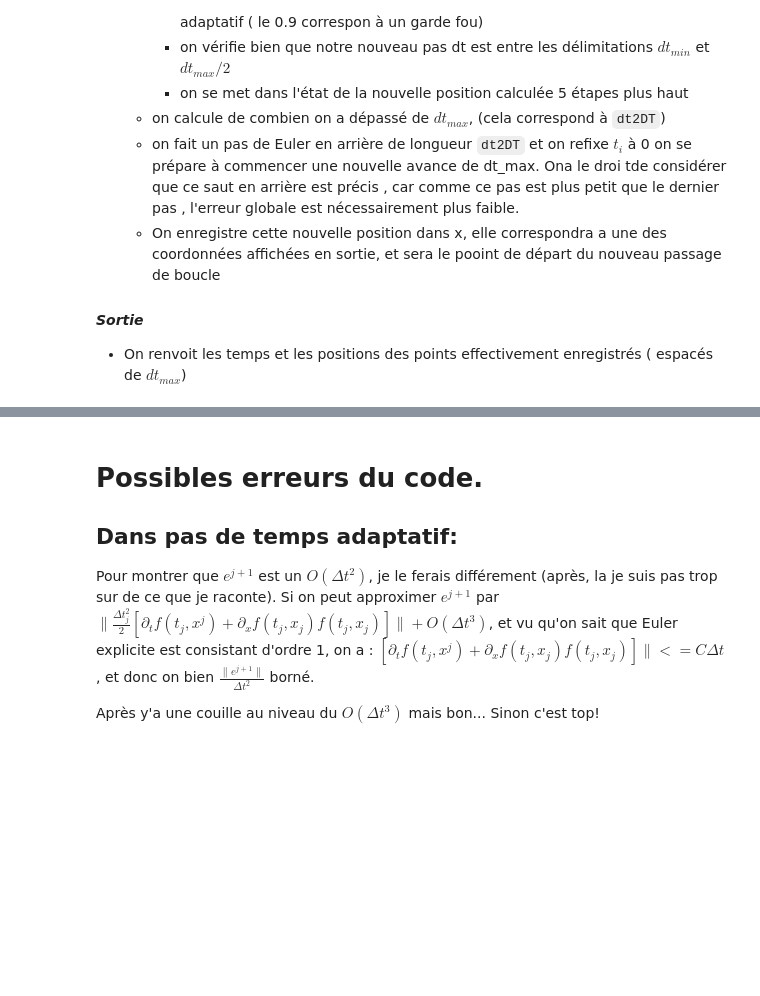
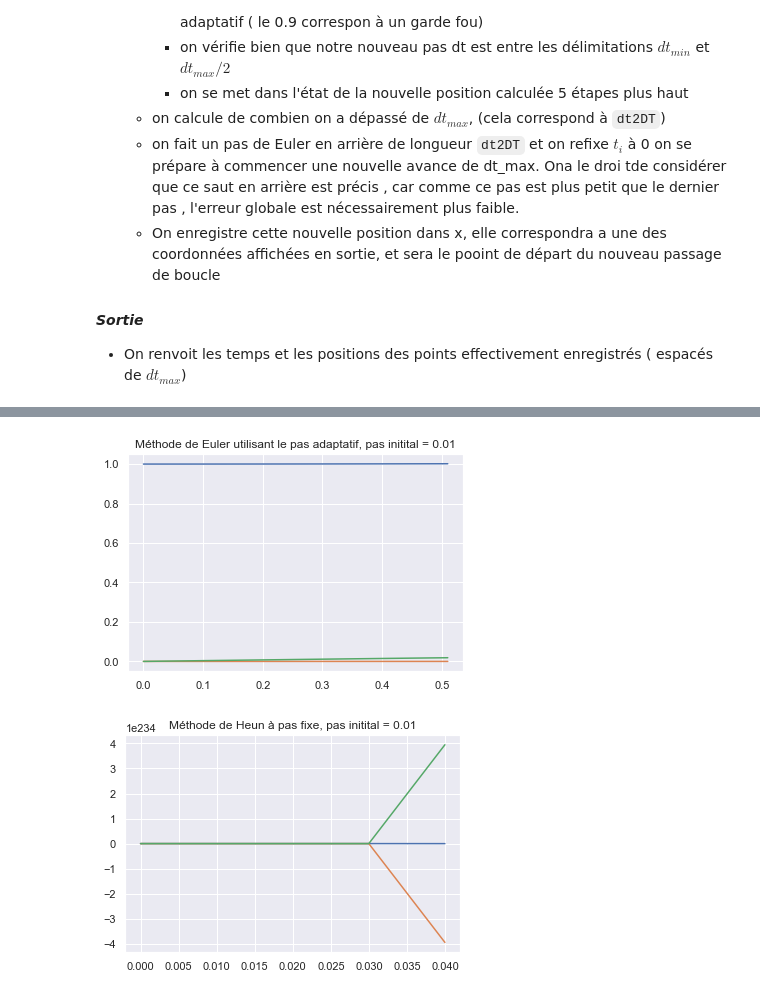
Before and after one commit to paplessix/ProjetMaths2, a Jupyter notebook: ProjMaths2.ipynb, the cells around one changed output, grey strips where cells are left out. Drawn from its saved outputs; the diff is of its cells as text; code cells hidden in the pictures; blank space fills up the shorter version.

```diff
--- a/ProjMaths2.ipynb
+++ b/ProjMaths2.ipynb
@@ -28,7 +26,7 @@ def solve_euler_explicit(f, x0, dt,t_f):
     t,x=[0], [x0]
     x_j,t_j=x0,0
     while t_j<t_f:
-        x_j=x_j+dt*f(t_j,x_j)
+        x_j=x_j+dt*f(x_j)
         x = vstack([x,x_j])
         t_j+=dt
         t.append(t_j)
@@ -52,6 +50,6 @@ def solve_heun(fct,x0,dt,t_f):
 def erreur(t,experi,fct_theor):
     R=[]
     for time,i in zip(t,experi) :
-        R.append(abs(i-fct_theor(time)0))
+        R.append(abs(i-fct_theor(time)))
     return R
 # %% [markdown]
@@ -140,32 +143,38 @@ CQFD
 
 La fonction suivante code un schéma d'Euler explicite à pas variable : l'erreur commise est estimée à chaque itération et le pas de temps adapté de façon à garder cette erreur en dessous d'un seuil. Le pas reste compris entre dtmin et dtmax fixés par l'utilisateur et sort la solution échantillonnée à dtmax. Vous devrez comprendre le fonctionnement de cette méthode et l'illustrer dans votre projet numérique.
 # %%
+# Ne pas préter attention aux varaibles qui on été rajoutées et qui permmettent de montrer des particularités de # l'algorithme
+
 def solve_ivp_euler_explicit_variable_step(f, t0, x0, t_f, dtmin = 1e-16, dtmax = 0.01, atol = 1e-6):
     dt = dtmax/10; # initial integration step
     ts, xs = [t0], [x0]  # storage variables
     t = t0
     ti = 0  # internal time keeping track of time since latest storage point : must remain below dtmax
     x = x0
-    D=[0]
+    LDT=[]
+    TLDT=[]
+    LDT2DT = [0]
     while ts[-1] < t_f:
         while ti < dtmax:
             t_next, ti_next, x_next = t + dt, ti + dt, x + dt * f(x)
             x_back = x_next - dt * f(x_next)
             ratio_abs_error = atol / (linalg.norm(x_back-x)/2)
             dt = 0.9 * dt * sqrt(ratio_abs_error)
+
+            TLDT.append(t_next)
             if dt < dtmin:
                 raise ValueError("Time step below minimum")
             elif dt > dtmax/2:
                 dt = dtmax/2
-
+            LDT.append(dt)
             t, ti, x = t_next, ti_next, x_next
         dt2DT = dtmax - ti # time left to dtmax
-        D.append(-dt2DT)
+        LDT2DT.append(-dt2DT)
         t_next, ti_next, x_next = t + dt2DT, 0, x + dt2DT * f(x)
         ts = vstack([ts,t_next])
         xs = vstack([xs,x_next])
         t, ti, x = t_next, ti_next, x_next
-    return (ts, xs.T, D)
+    return (ts, xs.T,TLDT, LDT, LDT2DT)
 # %% [markdown]
 ### Explication du code
 #### _initialisation_
@@ -196,12 +209,4 @@ def f(xabc):
     xa, xb, xc = xabc
     return array([-0.04 * xb + 1e4 * xb * xc, 0.04 * xa - 1e4 * xb * xc - 3e7 * xb**2,  3e7 * xb**2])
 
-t0, tf, x0 = 0.0, 2.0, array([1.0, 0.0, 0.0])
-
-t, x, D = solve_ivp_euler_explicit_variable_step(f, t0, x0, tf, dtmin = 1e-20, atol = 1e-6)
-
-figure()
-plot(t, x[0])
-plot(t, x[1])
-plot(t, x[2])
-grid(True)
+t0, tf, x0 = 0.0, 0.5, array([1.0, 0.0, 0.0])
@@ -211,12 +213,18 @@ plt.title('valeur de pas adaptée')
-# %% [markdown]
-# Possibles erreurs du code.
-
-## Dans pas de temps adaptatif:
-
-
-Pour montrer que $e^{j+1}$ est un $O(\Delta t^2)$, je le ferais différement (après, la je suis pas trop sur de ce que je raconte).
-Si on peut approximer  $e^{j+1}$ par $\|\frac{\Delta t_{j}^2}{2} [\partial_t f(t_j,x^j) + \partial_x f(t_j,x_j) f(t_j, x_j)]\| + O(\Delta t^3) $, et vu qu'on sait que Euler explicite est consistant d'ordre 1, on a :
-$ [\partial_t f(t_j,x^j) + \partial_x f(t_j,x_j) f(t_j, x_j)]\|<=C\Delta t$, et donc on  bien $\frac{\|e^{j+1}\|}{\Delta t^2}$ borné.
-
-Après y'a une couille au niveau du $O(\Delta t^3)$ mais bon...
-Sinon c'est top!
+# %%
+t, x,TLDT, LDT, LDT2DT = solve_ivp_euler_explicit_variable_step(f, t0, x0, tf, dtmin = 1e-20, atol = 1e-6, dtmax = 0.01)
+pas = 0.01
+u, v = solve_heun(f, x0, pas,tf )
+figure()
+plot(t, x[0])
+plot(t, x[1])
+plot(t, x[2])
+plt.title(f'Méthode de Euler utilisant le pas adaptatif, pas initital = {pas}')
+plt.show()
+plot(u,v[0])
+plot(u,v[1])
+plot(u,v[2])
+plt.title(f'Méthode de Heun à pas fixe, pas initital = {pas}')
+plt.show()
+# %% [output]
+[figure, added]
+[figure, added]
```
Also changed, not shown: parts of 13 cells of this notebook.
